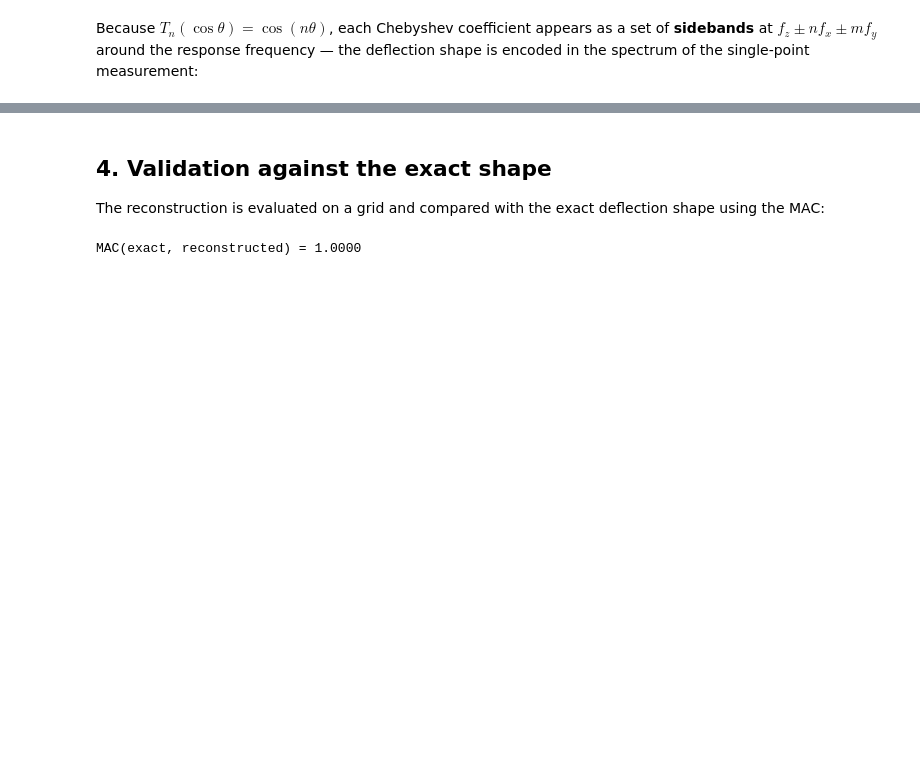
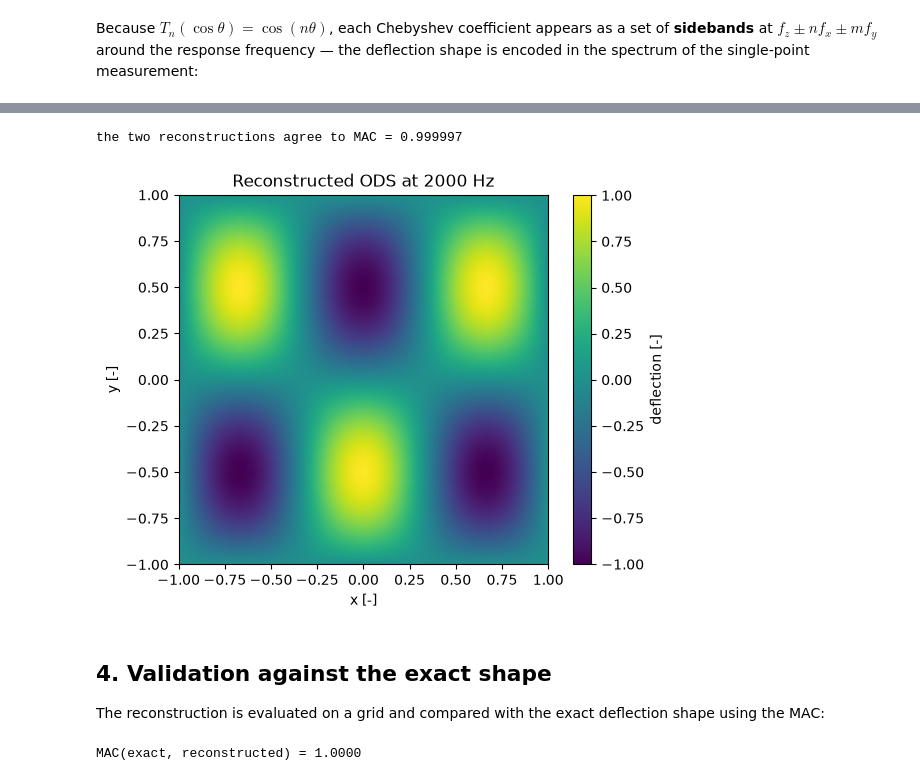
Before and after one commit to ladisk/pyCSLDV, a Jupyter notebook: Showcase.ipynb, the cells around one changed output, grey strips where cells are left out. Saved outputs shown, nothing was run; the diff lists cells and outputs as text; code cells hidden in the pictures; blank space fills up the shorter version.

```diff
--- a/Showcase.ipynb
+++ b/Showcase.ipynb
@@ -141,3 +148,20 @@ ax.set_title(f'Reconstructed ODS at {fz:.0f} Hz');
+# %%
+# projection onto the sidebands: the recorded trajectory is the input
+C_projected = pycsldv.align_phase(
+    pycsldv.demodulate_ods(velocity, x, y, fs, fx, fy, fz, order=8))
+
+# global least-squares fit: the trajectory is rebuilt from fx, fy and the mirror phases
+C = pycsldv.align_phase(
+    pycsldv.demodulate_ods_2d(velocity, fs, fx, fy, fn=fz, order=8, phi_x=0.0, phi_y=0.0))
+
+print(f'the two reconstructions agree to MAC = '
+      f'{pycsldv.mac(pycsldv.evaluate_ods(C_projected, 100)[2].real, pycsldv.evaluate_ods(C, 100)[2].real):.6f}')
+
+ax = pycsldv.plot_ods(C)
+ax.set_title(f'Reconstructed ODS at {fz:.0f} Hz');
+# %% [output]
+the two reconstructions agree to MAC = 0.999997
+[figure, added]
 # %% [markdown]
 ## 4. Validation against the exact shape
 
```
Also changed, not shown: parts of 30 cells of this notebook, 1 other file.
